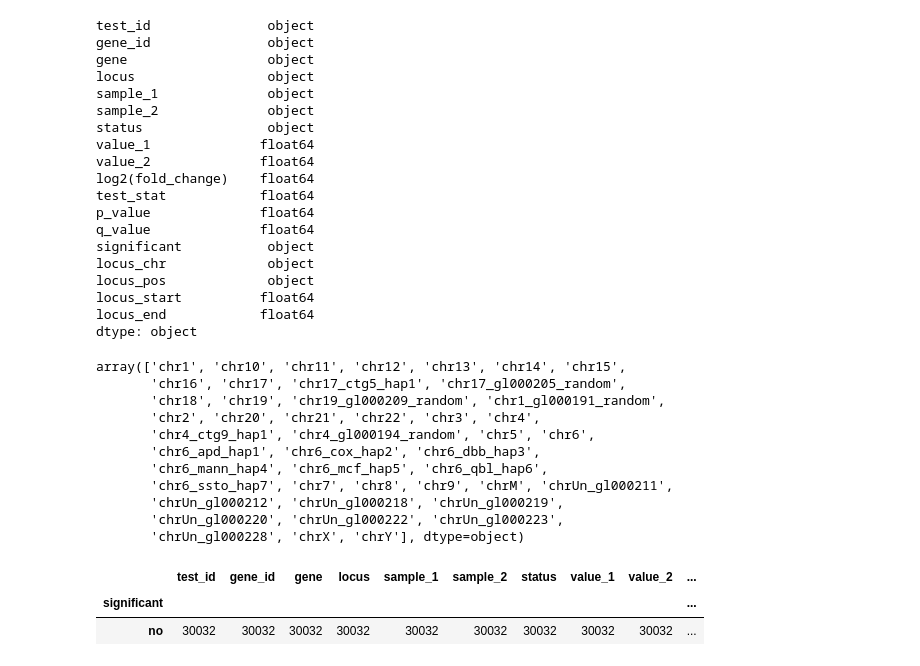
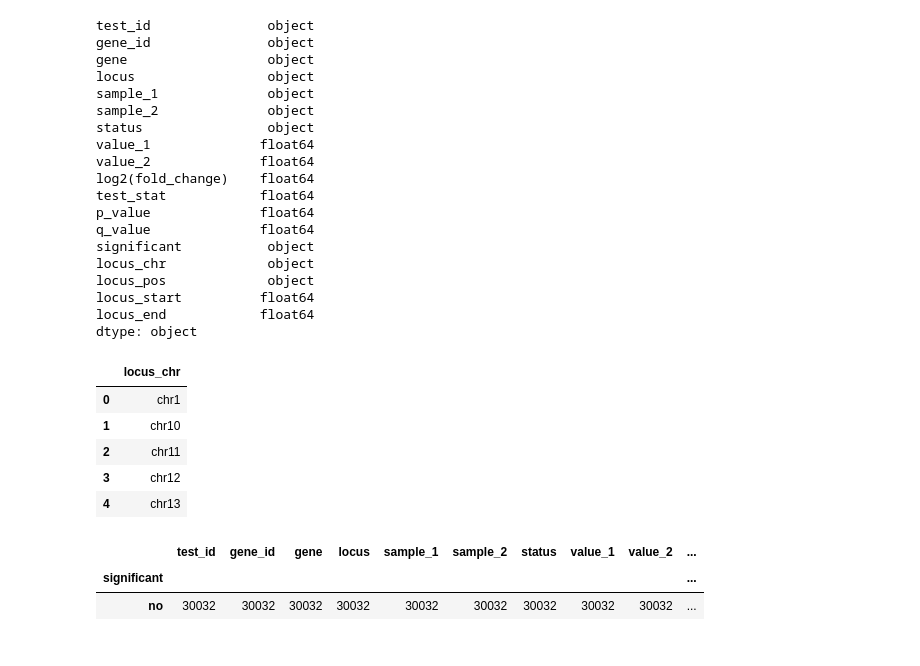
Before and after one commit to munif/epi-thesis, a Jupyter notebook: HepG2 data exploration.ipynb, the cells around one changed output. Cells and saved outputs as stored; diff of their text form; code cells hidden in the pictures.

```diff
--- a/HepG2 data exploration.ipynb
+++ b/HepG2 data exploration.ipynb
@@ -81,20 +87,18 @@ locus_pos             object
 locus_start          float64
 locus_end            float64
 dtype: object
-# %%
-hepg2_exp["locus_chr"].unique()
-# %% [output]
-array(['chr1', 'chr10', 'chr11', 'chr12', 'chr13', 'chr14', 'chr15',
-       'chr16', 'chr17', 'chr17_ctg5_hap1', 'chr17_gl000205_random',
-       'chr18', 'chr19', 'chr19_gl000209_random', 'chr1_gl000191_random',
-       'chr2', 'chr20', 'chr21', 'chr22', 'chr3', 'chr4',
-       'chr4_ctg9_hap1', 'chr4_gl000194_random', 'chr5', 'chr6',
-       'chr6_apd_hap1', 'chr6_cox_hap2', 'chr6_dbb_hap3',
-       'chr6_mann_hap4', 'chr6_mcf_hap5', 'chr6_qbl_hap6',
-       'chr6_ssto_hap7', 'chr7', 'chr8', 'chr9', 'chrM', 'chrUn_gl000211',
-       'chrUn_gl000212', 'chrUn_gl000218', 'chrUn_gl000219',
-       'chrUn_gl000220', 'chrUn_gl000222', 'chrUn_gl000223',
-       'chrUn_gl000228', 'chrX', 'chrY'], dtype=object)
+# %%
+# Find the unique chromosome name
+hepg2_exp = pd.DataFrame(hepg2_exp["locus_chr"].unique(), columns=["locus_chr"])
+hepg2_exp.to_csv("dataset/results/HepG2_Chromosome.csv")
+hepg2_exp.head()
+# %% [output]
+|  | locus_chr |
+| 0 | chr1 |
+| 1 | chr10 |
+| 2 | chr11 |
+| 3 | chr12 |
+| 4 | chr13 |
 # %%
 hepg2_exp.groupby("significant").count()
 # %% [output]
```
Also changed, not shown: parts of 6 cells of this notebook, 1 other file.
